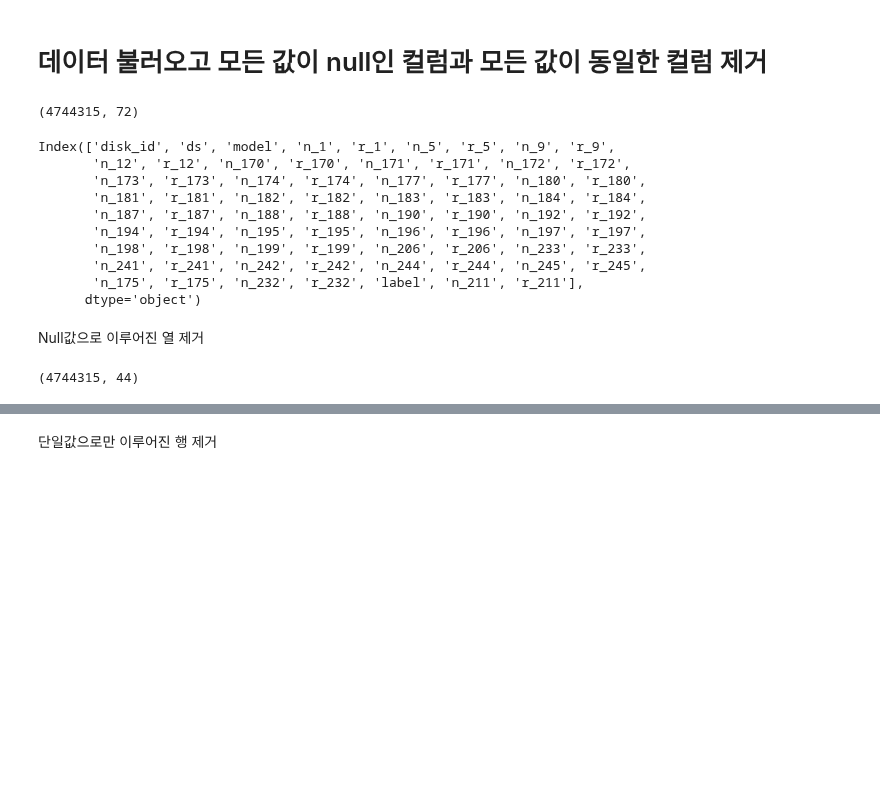
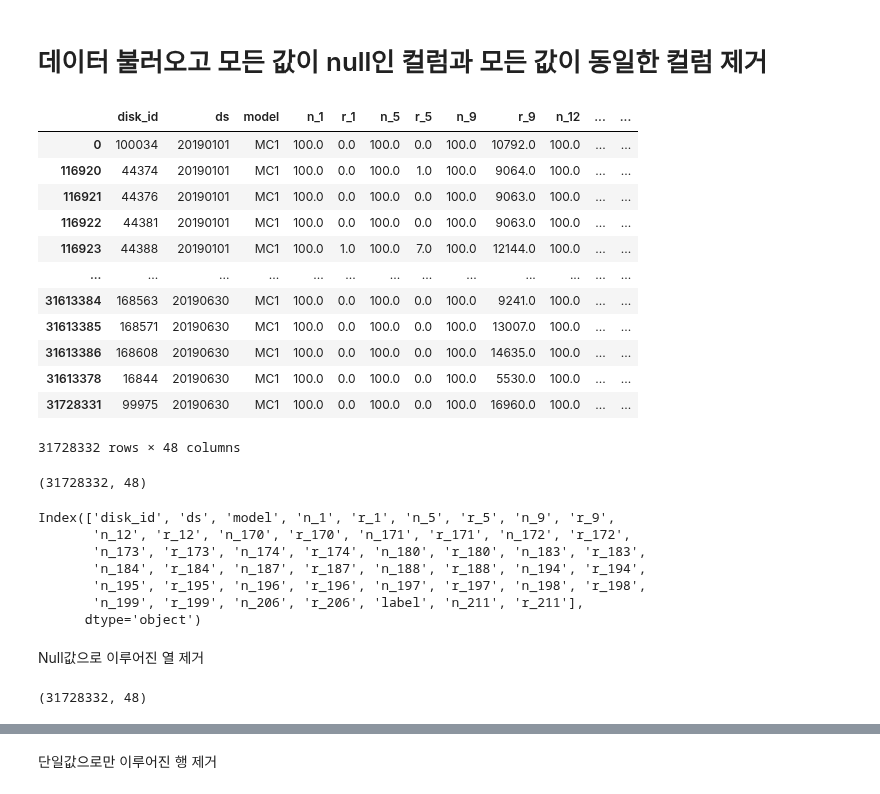
Before and after one commit to passion3659/ssd-failure, a Jupyter notebook: jeongyeol-MC1.ipynb, the cells around one changed output, grey strips where cells are left out. Saved outputs shown, nothing was run; the diff lists cells and outputs as text; code cells hidden in the pictures; blank space fills up the shorter version.

```diff
--- a/jeongyeol-MC1.ipynb
+++ b/jeongyeol-MC1.ipynb
@@ -18,33 +18,43 @@ pd.set_option('display.max_columns', 50)  # 모든 열 출력
 # 데이터 불러오고 모든 값이 null인 컬럼과 모든 값이 동일한 컬럼 제거
 # %%
 import pandas as pd
-import numpy as np
 
 data = pd.DataFrame()
 for chunk in pd.read_csv("../ssd_data/combined_by_diskmodel/combined_MC1.csv", chunksize=100000):
+    chunk.dropna(axis=1, how='all', inplace=True)  # Remove empty columns
     data = pd.concat([data, chunk], ignore_index=True)
-data
 
 # 데이터를 시간 순서대로 정렬 ('ds' 컬럼을 기준으로)
 data = data.sort_values(by='ds')
-del(data['index'])
+del data['index']
 data
+# %% [output]
+|  | disk_id | ds | model | n_1 | r_1 | n_5 | r_5 | n_9 | r_9 | n_12 | ... | ... |
+| 0 | 100034 | 20190101 | MC1 | 100.0 | 0.0 | 100.0 | 0.0 | 100.0 | 10792.0 | 100.0 | ... | ... |
+| 116920 | 44374 | 20190101 | MC1 | 100.0 | 0.0 | 100.0 | 1.0 | 100.0 | 9064.0 | 100.0 | ... | ... |
+| 116921 | 44376 | 20190101 | MC1 | 100.0 | 0.0 | 100.0 | 0.0 | 100.0 | 9063.0 | 100.0 | ... | ... |
+| 116922 | 44381 | 20190101 | MC1 | 100.0 | 0.0 | 100.0 | 0.0 | 100.0 | 9063.0 | 100.0 | ... | ... |
+| 116923 | 44388 | 20190101 | MC1 | 100.0 | 1.0 | 100.0 | 7.0 | 100.0 | 12144.0 | 100.0 | ... | ... |
+| ... | ... | ... | ... | ... | ... | ... | ... | ... | ... | ... | ... | ... |
+| 31613384 | 168563 | 20190630 | MC1 | 100.0 | 0.0 | 100.0 | 0.0 | 100.0 | 9241.0 | 100.0 | ... | ... |
+| 31613385 | 168571 | 20190630 | MC1 | 100.0 | 0.0 | 100.0 | 0.0 | 100.0 | 13007.0 | 100.0 | ... | ... |
+| 31613386 | 168608 | 20190630 | MC1 | 100.0 | 0.0 | 100.0 | 0.0 | 100.0 | 14635.0 | 100.0 | ... | ... |
+| 31613378 | 16844 | 20190630 | MC1 | 100.0 | 0.0 | 100.0 | 0.0 | 100.0 | 5530.0 | 100.0 | ... | ... |
+| 31728331 | 99975 | 20190630 | MC1 | 100.0 | 0.0 | 100.0 | 0.0 | 100.0 | 16960.0 | 100.0 | ... | ... |
+31728332 rows × 48 columns
 # %%
 data.shape
 # %% [output]
-(4744315, 72)
+(31728332, 48)
 # %%
 data.columns
 # %% [output]
 Index(['disk_id', 'ds', 'model', 'n_1', 'r_1', 'n_5', 'r_5', 'n_9', 'r_9',
        'n_12', 'r_12', 'n_170', 'r_170', 'n_171', 'r_171', 'n_172', 'r_172',
-       'n_173', 'r_173', 'n_174', 'r_174', 'n_177', 'r_177', 'n_180', 'r_180',
-       'n_181', 'r_181', 'n_182', 'r_182', 'n_183', 'r_183', 'n_184', 'r_184',
-       'n_187', 'r_187', 'n_188', 'r_188', 'n_190', 'r_190', 'n_192', 'r_192',
-       'n_194', 'r_194', 'n_195', 'r_195', 'n_196', 'r_196', 'n_197', 'r_197',
-       'n_198', 'r_198', 'n_199', 'r_199', 'n_206', 'r_206', 'n_233', 'r_233',
-       'n_241', 'r_241', 'n_242', 'r_242', 'n_244', 'r_244', 'n_245', 'r_245',
-       'n_175', 'r_175', 'n_232', 'r_232', 'label', 'n_211', 'r_211'],
+       'n_173', 'r_173', 'n_174', 'r_174', 'n_180', 'r_180', 'n_183', 'r_183',
+       'n_184', 'r_184', 'n_187', 'r_187', 'n_188', 'r_188', 'n_194', 'r_194',
+       'n_195', 'r_195', 'n_196', 'r_196', 'n_197', 'r_197', 'n_198', 'r_198',
+       'n_199', 'r_199', 'n_206', 'r_206', 'label', 'n_211', 'r_211'],
       dtype='object')
 # %% [markdown]
 Null값으로 이루어진 열 제거
@@ -62,7 +72,7 @@ def remove_null_columns(df):
 data = remove_null_columns(data)
 data.shape
 # %% [output]
-(4744315, 44)
+(31728332, 48)
 # %%
 data.columns
 # %% [output]
```
Also changed, not shown: parts of 6 cells of this notebook.
